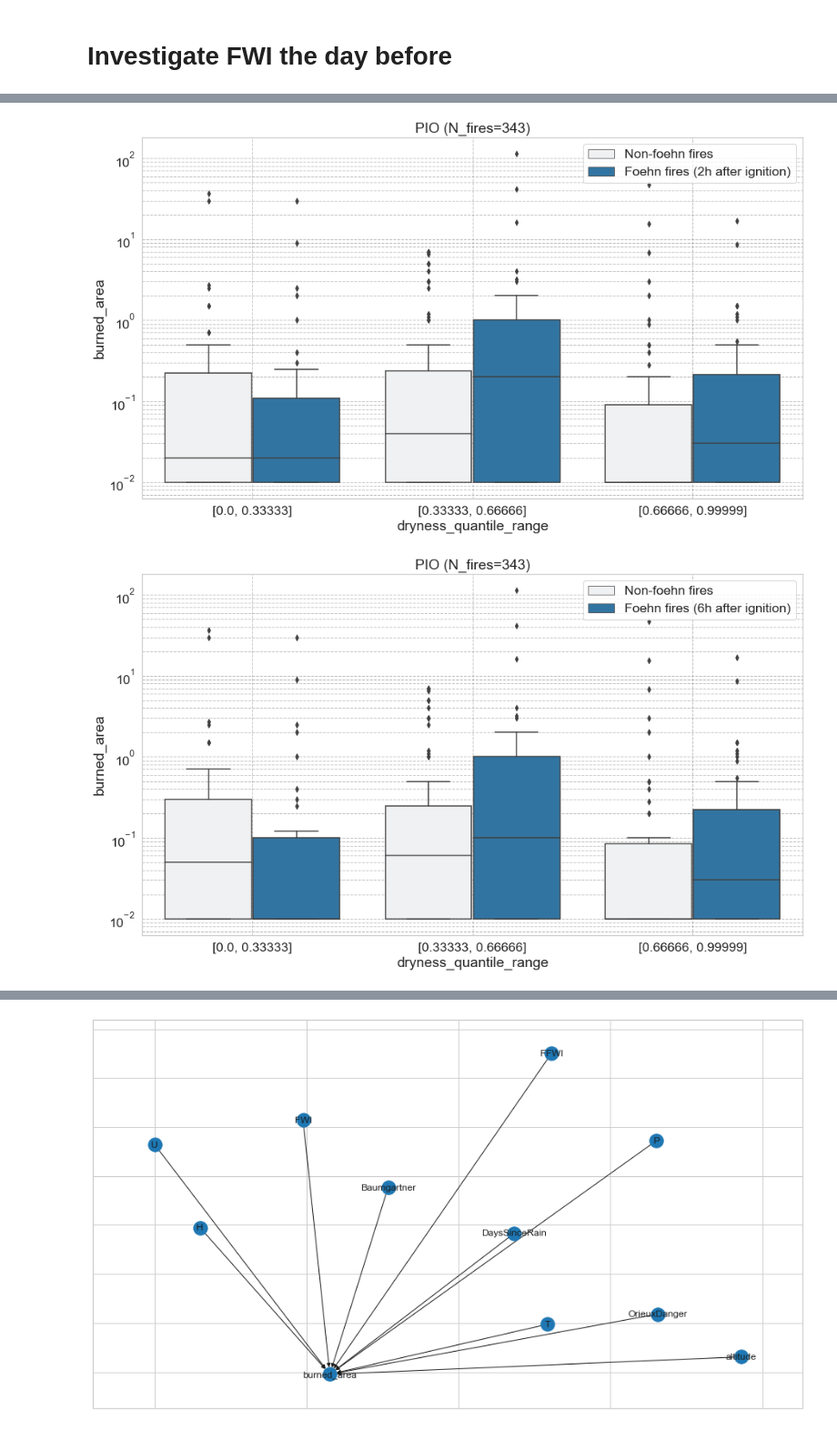
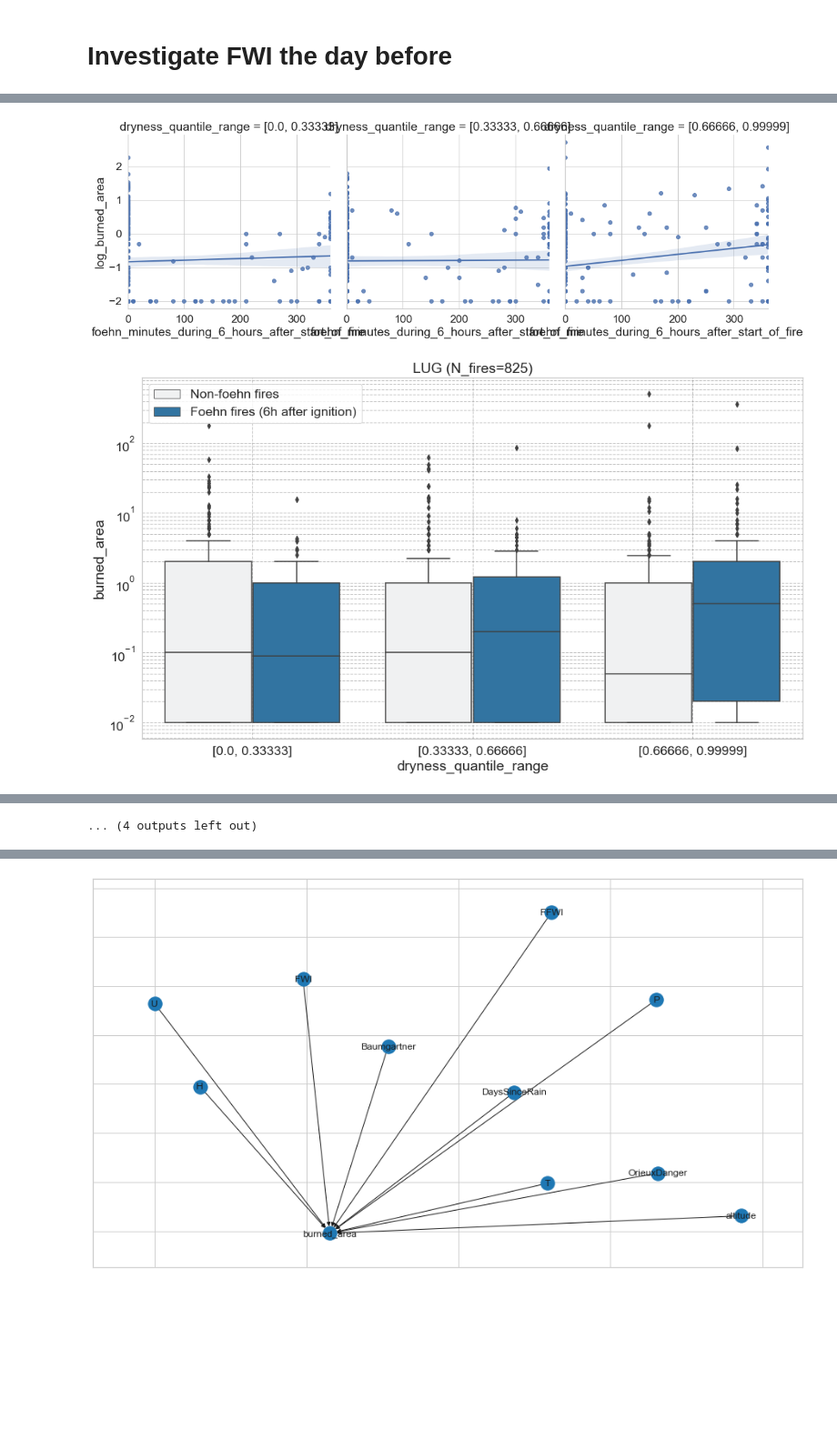
Before and after one commit to ch-mon/foehn-fire-impact, a Jupyter notebook: notebooks/03_modelling/prediction_models.ipynb, the cells around one changed output, grey strips where cells are left out. Shown at 91% size. Drawn from its saved outputs; the diff is of its cells as text; code cells hidden in the pictures; blank space fills up the shorter version.

```diff
--- a/notebooks/03_modelling/prediction_models.ipynb
+++ b/notebooks/03_modelling/prediction_models.ipynb
@@ -89,3 +89,32 @@ foehn_features = ["foehn_minutes_48_hour_before", "foehn_minutes_24_hour_before"
 final_features += foehn_features
 # %% [markdown]
 # Investigate FWI the day before
+# %%
+rows_list = []
+
+step_size = 0.33333
+quantiles = np.arange(0,0.999, step_size)
+for station in (set(df_fires["abbreviation"].unique())- {"ROB"}):
+    #print(station)
+
+    if (df_indices["abbreviation"]==station).sum() == 0:
+        continue
+
+    df_local_indices = df_indices.loc[df_indices["abbreviation"]==station, :].set_index("date", verify_integrity=True)
+    df_local_indices["FWI_day_before"] = df_local_indices["FFMC"].shift(periods=1, freq="D")
+
+    df_local_fires = df_fires.loc[df_fires["abbreviation"]==station, :].set_index("date")
+
+    if len(df_local_fires.index) < 100:
+        continue
+
+    df_local = df_local_fires.join(df_local_indices["FWI_day_before"], how="inner")
+
+    for hours in [6, 12]:
+        foehn_variable = f"foehn_minutes_during_{hours}_hours_after_start_of_fire"
+        df_local_foehn = df_local.dropna(subset=[foehn_variable, "FWI_day_before"]).reset_index(drop=True)
+        df_local_foehn["foehn_bins"] = pd.cut(df_local_foehn[f"foehn_minutes_during_{hours}_hours_after_start_of_fire"], bins= [-0.001, 0.001] + list(range(60*hours//3, 60*hours+1, 60*hours//3)))
+        df_local_foehn["log_burned_area"] = np.log10(df_local_foehn["burned_area"])
+        sns.lmplot(col="foehn_bins", y="log_burned_area", data=df_local_foehn, x="FWI_day_before")
+
+        plt.title(f"({hours}h) {station} (N_fires={len(df_local_foehn.index)})")
@@ -110,38 +148,41 @@ for station in (set(df_fires["abbreviation"].unique())- {"ROB"}):
 
     df_local = df_local_fires.join(df_local_indices["FWI_day_before"], how="inner")
 
-    hue_order = []
+    order = []
     for i, p in enumerate(quantiles):
-        hue_order.append(f"[{p}, {p+step_size}]")
+        order.append(f"[{p}, {p+step_size}]")
         df_local.loc[df_local["FWI_day_before"]>df_local["FWI_day_before"].quantile(p), "dryness_quantile_range"] = f"[{p}, {p+step_size}]"
 
-    for hours in [2, 6, 12]:
+    for hours in [6, 12]:
         foehn_variable = f"foehn_minutes_during_{hours}_hours_after_start_of_fire"
         df_local_foehn = df_local.dropna(subset=[foehn_variable, "FWI_day_before"]).reset_index(drop=True)
+
+        df_local_foehn["log_burned_area"] = np.log10(df_local_foehn["burned_area"])
+        sns.lmplot(x=foehn_variable, y="log_burned_area", data=df_local_foehn, col="dryness_quantile_range", col_order=hue_order)
         plt.figure()
         df_local_foehn.loc[:, f"{foehn_variable}_cut"] = pd.cut(df_local_foehn.loc[:, foehn_variable], bins=[-0.001, 0.001, hours*60])
         g = sns.boxplot(hue=f"{foehn_variable}_cut", y="burned_area", data=df_local_foehn, x="dryness_quantile_range", order=hue_order, color="tab:blue")
         g.set_yscale("log")
         plt.grid(True, which="both", ls="--", c='gray', alpha=0.5)
         plt.title(f"{station} (N_fires={len(df_local_foehn.index)})")
         L = plt.legend()
         L.get_texts()[0].set_text('Non-foehn fires')
         L.get_texts()[1].set_text(f'Foehn fires ({hours}h after ignition)')
 
         #sns.lmplot(x=foehn_variable, y="burned_area", data=df_local_foehn, col="dry_day")
 
 #         for i, p in enumerate(percentiles):
 #             df_dry = df_local_foehn.loc[df_local_foehn["dry_day"]==i, :]
 #             slope_dict = {"station": station, "foehn_variable": foehn_variable, "N_fires": len(df_dry.index)}
 #             slope, intercept, _, _, _  = scipy.stats.linregress(x=df_dry[foehn_variable], y=df_dry["burned_area"])
 #             slope_dict["percentile"] = str(int(p*100))
 #             slope_dict["slope"] = slope
 
 #             rows_list.append(slope_dict)
 
 # df_slopes = pd.DataFrame(rows_list)
 # display(df_slopes)
 # sns.scatterplot(data=df_slopes, x="percentile", y="slope", hue="station")
 # %% [output]
-[figure, old version]
+[figure, new version]
-[figure, old version]
+[figure, new version]
@@ -158,3 +199,4 @@ for station in (set(df_fires["abbreviation"].unique())- {"ROB"}):
+... (4 outputs left out)
 # %%
 from xgboost import XGBRegressor, XGBClassifier
 from sklearn.model_selection import train_test_split
```
Also changed, not shown: parts of 5 cells of this notebook, 7 other files.
